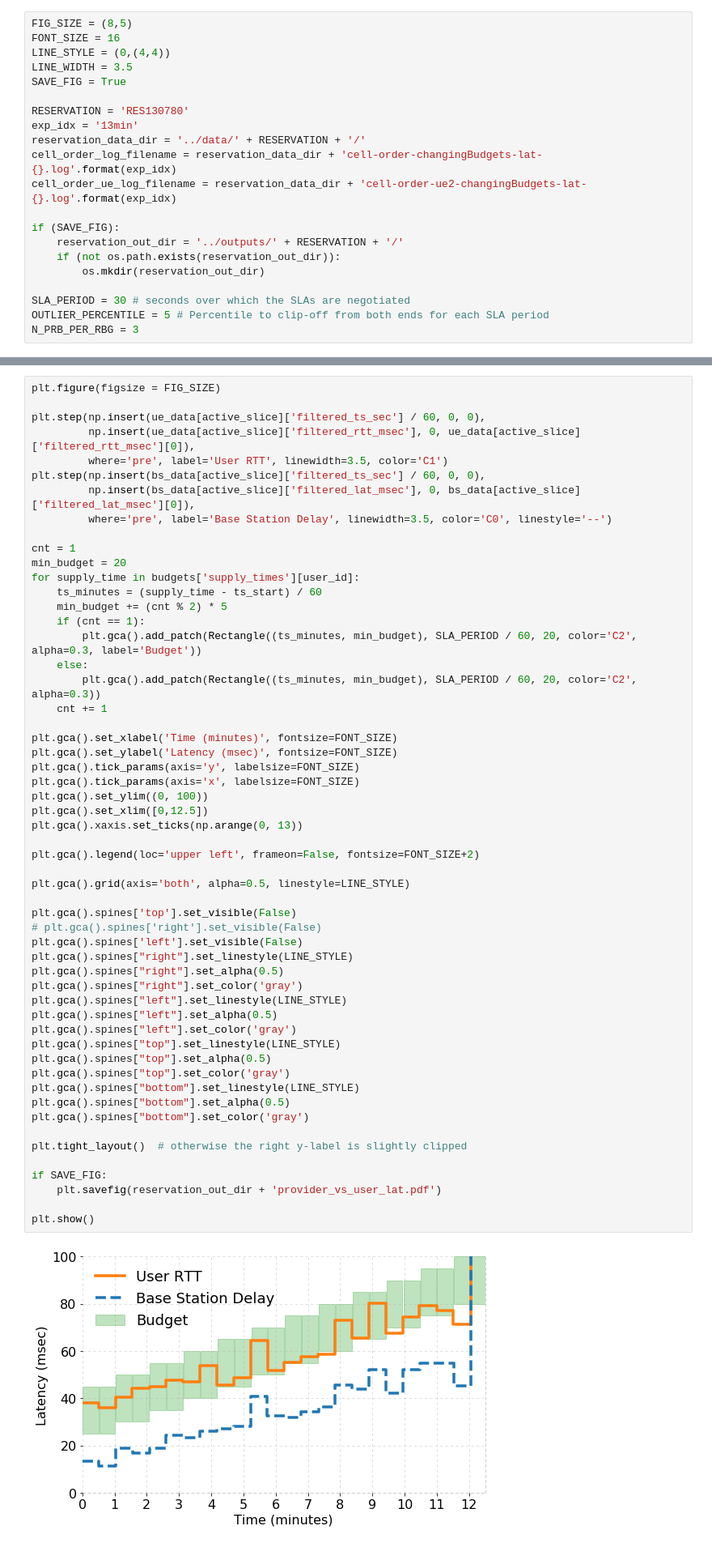
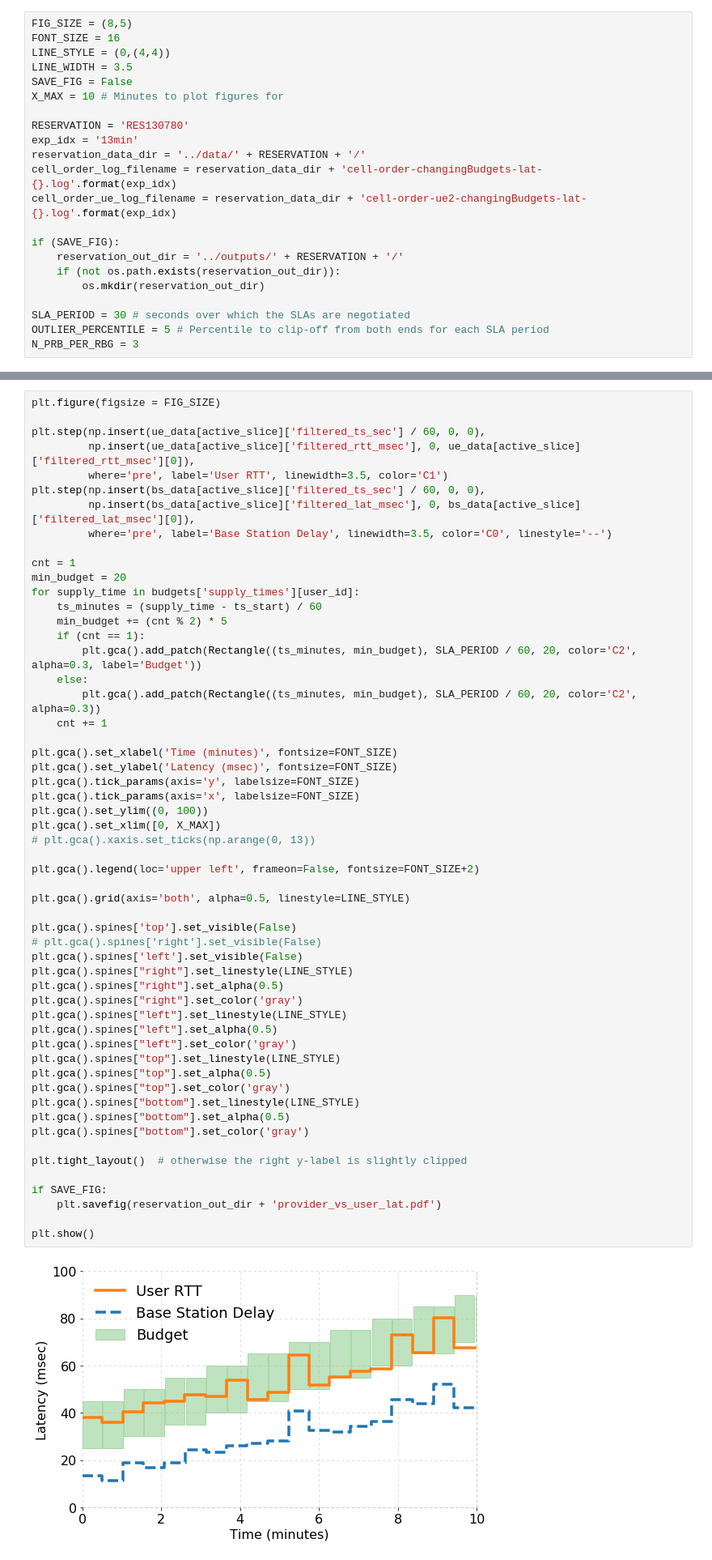
Before and after one commit to serhatarslan-hub/cell-order, a Jupyter notebook: analysis/cell-order-lat-eval-2.ipynb, the cells around one changed output, grey strips where cells are left out. Shown: that part at 81% size. Saved outputs shown, nothing was run; the diff lists cells and outputs as text.

Commit message:
Fix x-axis of two-sided measurement plot (latency)

```diff
--- a/analysis/cell-order-lat-eval-2.ipynb
+++ b/analysis/cell-order-lat-eval-2.ipynb
@@ -19,7 +19,8 @@ FIG_SIZE = (8,5)
 FONT_SIZE = 16
 LINE_STYLE = (0,(4,4))
 LINE_WIDTH = 3.5
-SAVE_FIG = True
+SAVE_FIG = False
+X_MAX = 10 # Minutes to plot figures for
 
 RESERVATION = 'RES130780'
 exp_idx = '13min'
@@ -150,37 +157,37 @@ plt.gca().set_ylabel('Latency (msec)', fontsize=FONT_SIZE)
 plt.gca().tick_params(axis='y', labelsize=FONT_SIZE)
 plt.gca().tick_params(axis='x', labelsize=FONT_SIZE)
 plt.gca().set_ylim((0, 100))
-plt.gca().set_xlim([0,12.5])
-plt.gca().xaxis.set_ticks(np.arange(0, 13))
+plt.gca().set_xlim([0, X_MAX])
+# plt.gca().xaxis.set_ticks(np.arange(0, 13))
 
 plt.gca().legend(loc='upper left', frameon=False, fontsize=FONT_SIZE+2)
 
 plt.gca().grid(axis='both', alpha=0.5, linestyle=LINE_STYLE)
 
 plt.gca().spines['top'].set_visible(False)
 # plt.gca().spines['right'].set_visible(False)
 plt.gca().spines['left'].set_visible(False)
 plt.gca().spines["right"].set_linestyle(LINE_STYLE)
 plt.gca().spines["right"].set_alpha(0.5)
 plt.gca().spines["right"].set_color('gray')
 plt.gca().spines["left"].set_linestyle(LINE_STYLE)
 plt.gca().spines["left"].set_alpha(0.5)
 plt.gca().spines["left"].set_color('gray')
 plt.gca().spines["top"].set_linestyle(LINE_STYLE)
 plt.gca().spines["top"].set_alpha(0.5)
 plt.gca().spines["top"].set_color('gray')
 plt.gca().spines["bottom"].set_linestyle(LINE_STYLE)
 plt.gca().spines["bottom"].set_alpha(0.5)
 plt.gca().spines["bottom"].set_color('gray')
 
 plt.tight_layout()  # otherwise the right y-label is slightly clipped
 
 if SAVE_FIG:
     plt.savefig(reservation_out_dir + 'provider_vs_user_lat.pdf')
 
 plt.show()
 # %% [output]
-[figure, old version]
+[figure, new version]
 # %%
 plt.figure(figsize = FIG_SIZE)
 
```
Also changed, not shown: parts of 4 cells of this notebook, 5 other files.
